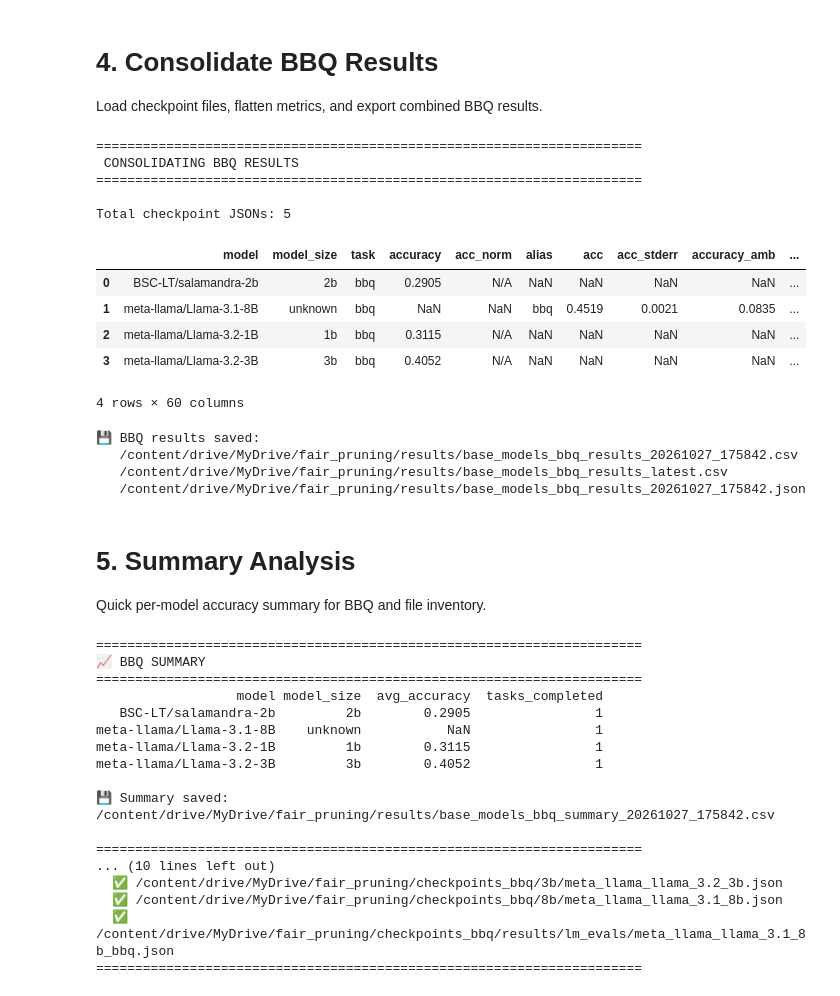
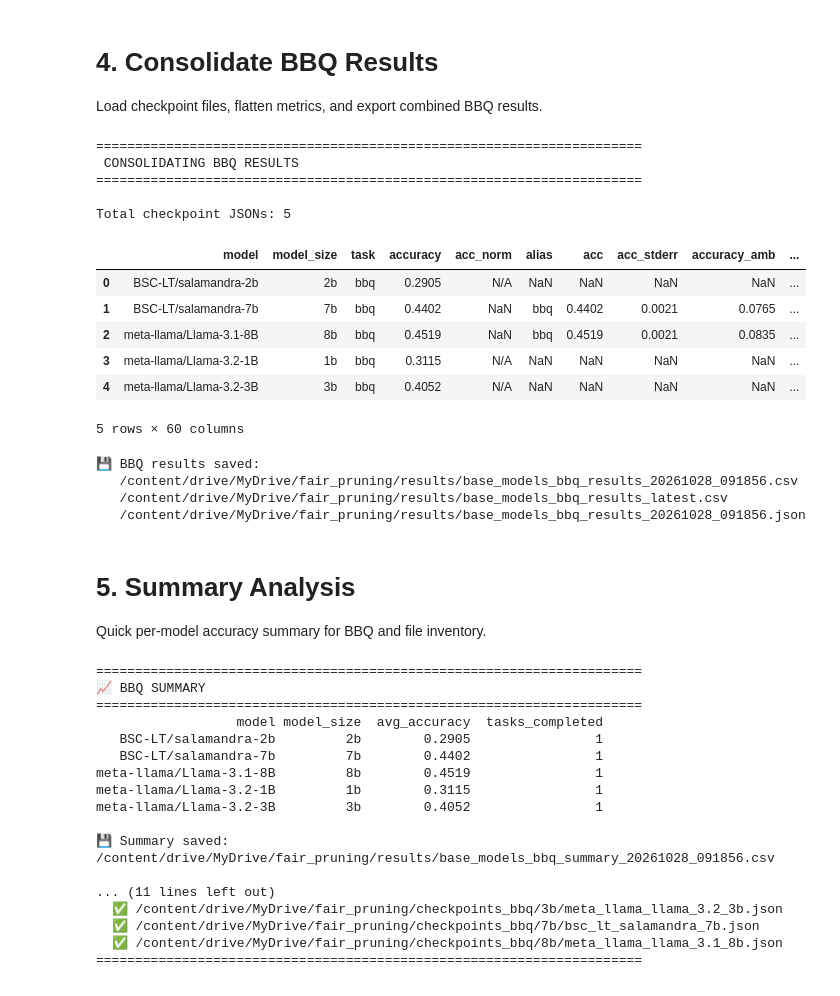
Before and after one commit to peremartra/fairness-pruning, a Jupyter notebook: notebooks/02_Evaluate_BBQ.ipynb, the cells around one changed output. Drawn from its saved outputs; the diff is of its cells as text; code cells hidden in the pictures.

Commit message:
Salamandra 7B

```diff
--- a/notebooks/02_Evaluate_BBQ.ipynb
+++ b/notebooks/02_Evaluate_BBQ.ipynb
@@ -157,7 +157,7 @@ BBQ_TASKS = [{"name": "bbq", "num_fewshot": 0}]
 # De-duplicate models from EXPERIMENT_CONFIG
 EXPERIMENT_CONFIG = [
     {
-        "base_model": "meta-llama/Llama-3.1-8B",
+        "base_model": "BSC-LT/salamandra-7b",
     },
 ]
 unique_models = list(dict.fromkeys([cfg["base_model"] for cfg in EXPERIMENT_CONFIG]))
@@ -383,7 +383,10 @@ print(f"{'='*70}")
 print(" CONSOLIDATING BBQ RESULTS")
 print(f"{'='*70}\n")
 
-checkpoint_files = glob.glob(f"{CHECKPOINT_BASE_DIR}/**/*.json", recursive=True)
+checkpoint_files = [
+    f for f in glob.glob(f"{CHECKPOINT_BASE_DIR}/**/*.json", recursive=True)
+    if "lm_evals" not in f
+]
 print(f"Total checkpoint JSONs: {len(checkpoint_files)}")
 
 consolidated_data = []
@@ -398,10 +401,7 @@ for json_path in sorted(checkpoint_files):
         metadata = data.get("metadata", {})
         model_name = metadata.get("model_name", "Unknown")
 
-        if "1b" in model_name.lower(): model_size = "1b"
-        elif "2b" in model_name.lower(): model_size = "2b"
-        elif "3b" in model_name.lower(): model_size = "3b"
-        else: model_size = "unknown"
+        model_size = get_model_size(model_name)
 
         results = data.get("results", {})
         if not results:
@@ -414,47 +414,50 @@ for json_path in sorted(checkpoint_files):
                 "task": task_name,
             }
             row.update(flatten_metrics(metrics))
+            if "accuracy" not in row and "acc" in row:
+                row["accuracy"] = row["acc"]
             consolidated_data.append(row)
 
     except Exception as e:
         print(f"   -> Error reading {json_path}: {e}")
 
 if consolidated_data:
     df = pd.DataFrame(consolidated_data)
     df = df.sort_values(by=["model", "task"]).reset_index(drop=True)
     display(df.head())
 
     timestamp = datetime.now().strftime("%Y%m%d_%H%M%S")
     csv_path = f"{RESULTS_DIR}/base_models_bbq_results_{timestamp}.csv"
     latest_csv = f"{RESULTS_DIR}/base_models_bbq_results_latest.csv"
     json_path = f"{RESULTS_DIR}/base_models_bbq_results_{timestamp}.json"
 
     df.to_csv(csv_path, index=False)
     df.to_csv(latest_csv, index=False)
     df.to_json(json_path, orient="records", indent=2)
 
     print("\n💾 BBQ results saved:")
     print(f"   {csv_path}")
     print(f"   {latest_csv}")
     print(f"   {json_path}")
 else:
     print("⚠️ No BBQ results found to consolidate.")
 # %% [output]
 ======================================================================
  CONSOLIDATING BBQ RESULTS
 ======================================================================
 
 Total checkpoint JSONs: 5
 |  | model | model_size | task | accuracy | acc_norm | alias | acc | acc_stderr | accuracy_amb | ... |
 | 0 | BSC-LT/salamandra-2b | 2b | bbq | 0.2905 | N/A | NaN | NaN | NaN | NaN | ... |
-| 1 | meta-llama/Llama-3.1-8B | unknown | bbq | NaN | NaN | bbq | 0.4519 | 0.0021 | 0.0835 | ... |
-| 2 | meta-llama/Llama-3.2-1B | 1b | bbq | 0.3115 | N/A | NaN | NaN | NaN | NaN | ... |
-| 3 | meta-llama/Llama-3.2-3B | 3b | bbq | 0.4052 | N/A | NaN | NaN | NaN | NaN | ... |
+| 1 | BSC-LT/salamandra-7b | 7b | bbq | 0.4402 | NaN | bbq | 0.4402 | 0.0021 | 0.0765 | ... |
+| 2 | meta-llama/Llama-3.1-8B | 8b | bbq | 0.4519 | NaN | bbq | 0.4519 | 0.0021 | 0.0835 | ... |
+| 3 | meta-llama/Llama-3.2-1B | 1b | bbq | 0.3115 | N/A | NaN | NaN | NaN | NaN | ... |
+| 4 | meta-llama/Llama-3.2-3B | 3b | bbq | 0.4052 | N/A | NaN | NaN | NaN | NaN | ... |
-4 rows × 60 columns
+5 rows × 60 columns
 💾 BBQ results saved:
-   /content/drive/MyDrive/fair_pruning/results/base_models_bbq_results_20261027_175842.csv
+   /content/drive/MyDrive/fair_pruning/results/base_models_bbq_results_20261028_091856.csv
    /content/drive/MyDrive/fair_pruning/results/base_models_bbq_results_latest.csv
-   /content/drive/MyDrive/fair_pruning/results/base_models_bbq_results_20261027_175842.json
+   /content/drive/MyDrive/fair_pruning/results/base_models_bbq_results_20261028_091856.json
 # %% [markdown]
 # 5. Summary Analysis
 
@@ -514,15 +517,15 @@ print(f"{'='*70}")
 ======================================================================
                   model model_size  avg_accuracy  tasks_completed
    BSC-LT/salamandra-2b         2b        0.2905                1
-meta-llama/Llama-3.1-8B    unknown           NaN                1
+   BSC-LT/salamandra-7b         7b        0.4402                1
+meta-llama/Llama-3.1-8B         8b        0.4519                1
 meta-llama/Llama-3.2-1B         1b        0.3115                1
 meta-llama/Llama-3.2-3B         3b        0.4052                1
 
-💾 Summary saved: /content/drive/MyDrive/fair_pruning/results/base_models_bbq_summary_20261027_175842.csv
+💾 Summary saved: /content/drive/MyDrive/fair_pruning/results/base_models_bbq_summary_20261028_091856.csv
 
+... (11 lines left out)
+  ✅ /content/drive/MyDrive/fair_pruning/checkpoints_bbq/3b/meta_llama_llama_3.2_3b.json
+  ✅ /content/drive/MyDrive/fair_pruning/checkpoints_bbq/7b/bsc_lt_salamandra_7b.json
+  ✅ /content/drive/MyDrive/fair_pruning/checkpoints_bbq/8b/meta_llama_llama_3.1_8b.json
 ======================================================================
-... (10 lines left out)
-  ✅ /content/drive/MyDrive/fair_pruning/checkpoints_bbq/3b/meta_llama_llama_3.2_3b.json
-  ✅ /content/drive/MyDrive/fair_pruning/checkpoints_bbq/8b/meta_llama_llama_3.1_8b.json
-  ✅ /content/drive/MyDrive/fair_pruning/checkpoints_bbq/results/lm_evals/meta_llama_llama_3.1_8b_bbq.json
-======================================================================
```
Also changed, not shown: parts of 4 cells of this notebook.
